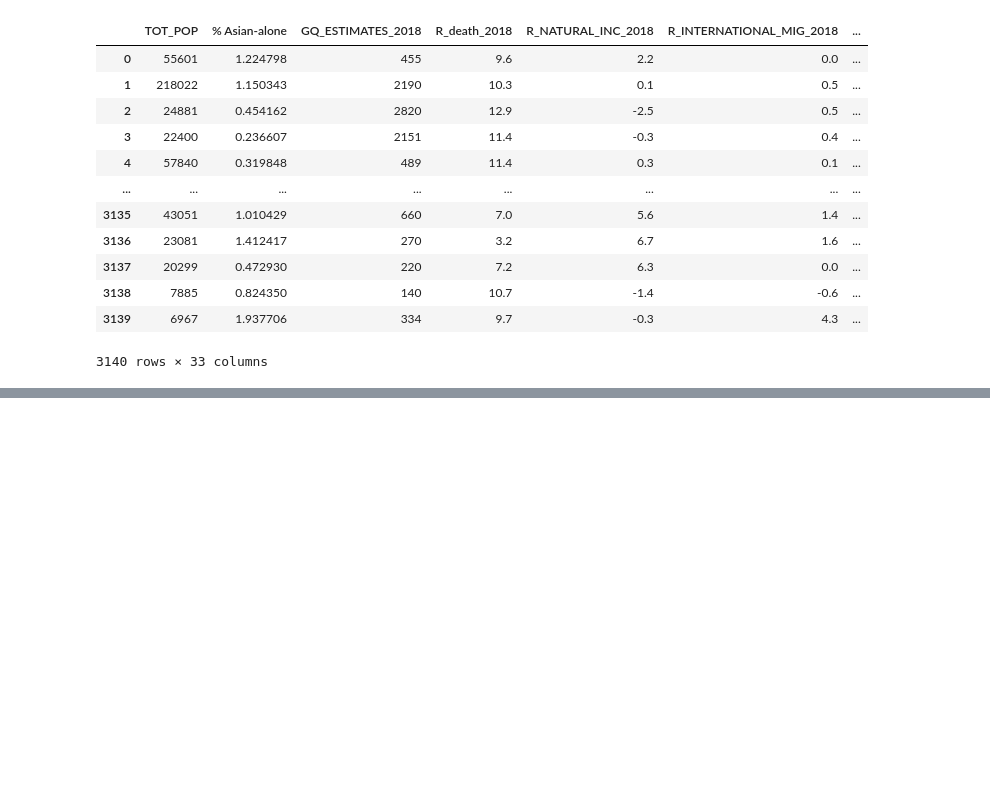
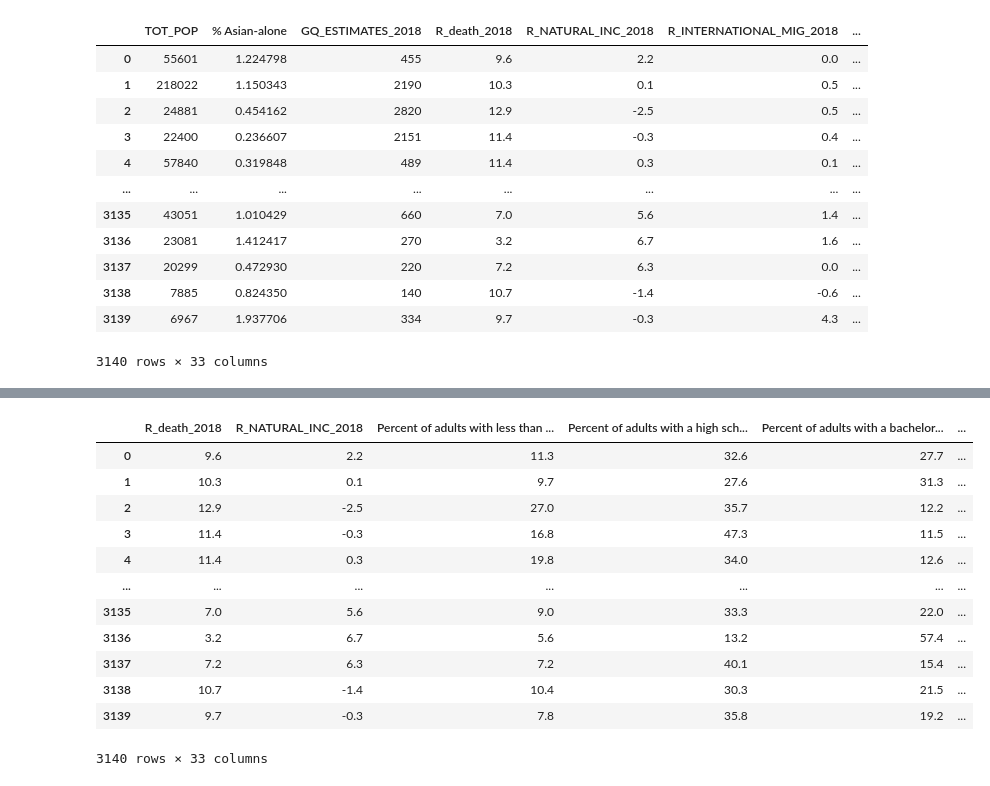
Before and after one commit to 4GeeksAcademy/sergio-roque-regularized-regression, a Jupyter notebook: src/explore.ipynb, the cells around one changed output, grey strips where cells are left out. Saved outputs shown, nothing was run; the diff lists cells and outputs as text; code cells hidden in the pictures; blank space fills up the shorter version.

```diff
--- a/src/explore.ipynb
+++ b/src/explore.ipynb
@@ -232,0 +379,37 @@ data
+# %%
+# Aplicando transformacion logaritmica a los datos con distribucion sesgada a la derecha y muchos outliers
+# ["TOT_POP", "% Asian-alone", "GQ_ESTIMATES_2018", "R_INTERNATIONAL_MIG_2018", "Civilian_labor_force_2018", "Employed_2018", "Total nurse practitioners (2019)",
+# "Total physician assistants (2019)", "Total Hospitals (2019)", "Internal Medicine Primary Care (2019)", "Family Medicine/General Practice Primary Care (2019)",
+# "Total Specialist Physicians (2019)"]
+data_log = data.copy()
+data_log["TOT_POP_log"] = np.log(data_log["TOT_POP"] + 5)
+data_log["% Asian-alone_log"] = np.log(data_log["% Asian-alone"] + 5)
+data_log["GQ_ESTIMATES_2018_log"] = np.log(data_log["GQ_ESTIMATES_2018"] + 5)
+data_log["R_INTERNATIONAL_MIG_2018_log"] = np.log(data_log["R_INTERNATIONAL_MIG_2018"] + 5)
+data_log["Civilian_labor_force_2018_log"] = np.log(data_log["Civilian_labor_force_2018"] + 5)
+data_log["Employed_2018_log"] = np.log(data_log["Employed_2018"] + 5)
+data_log["Total nurse practitioners (2019)_log"] = np.log(data_log["Total nurse practitioners (2019)"] + 5)
+data_log["Total physician assistants (2019)_log"] = np.log(data_log["Total physician assistants (2019)"] + 5)
+data_log["Total Hospitals (2019)_log"] = np.log(data_log["Total Hospitals (2019)"] + 5)
+data_log["Internal Medicine Primary Care (2019)_log"] = np.log(data_log["Internal Medicine Primary Care (2019)"] + 5)
+data_log["Family Medicine/General Practice Primary Care (2019)_log"] = np.log(data_log["Family Medicine/General Practice Primary Care (2019)"] + 5)
+data_log["Total Specialist Physicians (2019)_log"] = np.log(data_log["Total Specialist Physicians (2019)"] + 5)
+
+cols_to_drop = ["TOT_POP", "% Asian-alone", "GQ_ESTIMATES_2018", "R_INTERNATIONAL_MIG_2018", "Civilian_labor_force_2018", "Employed_2018", "Total nurse practitioners (2019)",
+                 "Total physician assistants (2019)", "Total Hospitals (2019)", "Internal Medicine Primary Care (2019)", "Family Medicine/General Practice Primary Care (2019)",
+                 "Total Specialist Physicians (2019)"]
+data_log.drop(columns=cols_to_drop)
+# %% [output]
+|  | R_death_2018 | R_NATURAL_INC_2018 | Percent of adults with less than ... | Percent of adults with a high sch... | Percent of adults with a bachelor... | ... |
+| 0 | 9.6 | 2.2 | 11.3 | 32.6 | 27.7 | ... |
+| 1 | 10.3 | 0.1 | 9.7 | 27.6 | 31.3 | ... |
+| 2 | 12.9 | -2.5 | 27.0 | 35.7 | 12.2 | ... |
+| 3 | 11.4 | -0.3 | 16.8 | 47.3 | 11.5 | ... |
+| 4 | 11.4 | 0.3 | 19.8 | 34.0 | 12.6 | ... |
+| ... | ... | ... | ... | ... | ... | ... |
+| 3135 | 7.0 | 5.6 | 9.0 | 33.3 | 22.0 | ... |
+| 3136 | 3.2 | 6.7 | 5.6 | 13.2 | 57.4 | ... |
+| 3137 | 7.2 | 6.3 | 7.2 | 40.1 | 15.4 | ... |
+| 3138 | 10.7 | -1.4 | 10.4 | 30.3 | 21.5 | ... |
+| 3139 | 9.7 | -0.3 | 7.8 | 35.8 | 19.2 | ... |
+3140 rows × 33 columns
```
Also changed, not shown: parts of 3 cells of this notebook.
